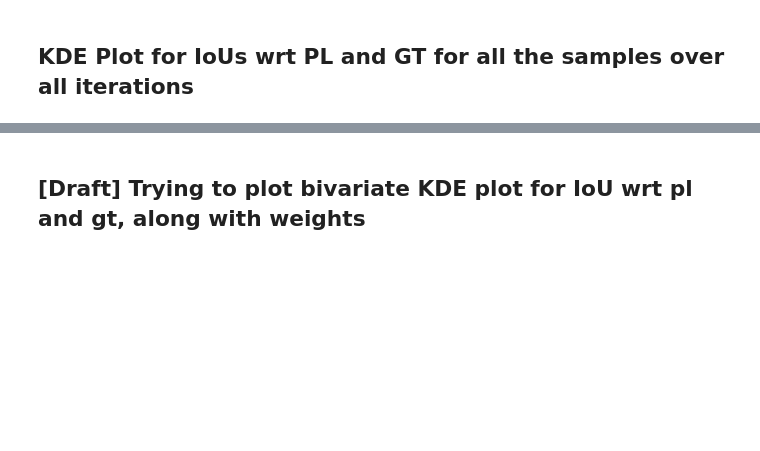
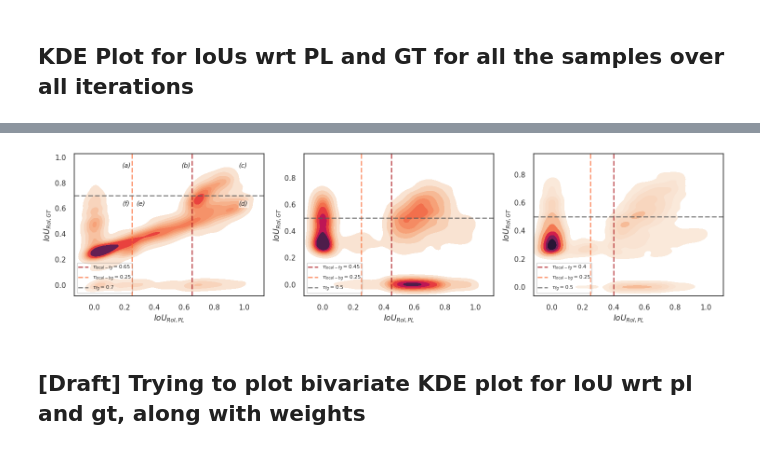
Before and after one commit to shashankag14/OpenPCDet, a Jupyter notebook: tools/tb_metrics.ipynb, the cells around one changed output, grey strips where cells are left out. Drawn from its saved outputs; the diff is of its cells as text; code cells hidden in the pictures; blank space fills up the shorter version.

```diff
--- a/tools/tb_metrics.ipynb
+++ b/tools/tb_metrics.ipynb
@@ -977,3 +1125,68 @@ plt.show()
+# %%
+def get_uc_kde_plot(df, class_name, ax, epoch_num=10):
+    class_to_num = {'Car': 1, 'Pedestrian': 2, 'Cyclist': 3}
+    pl_thresh = {'FG':{'Car': 0.65, 'Pedestrian': 0.45, 'Cyclist': 0.40}, 'BG': 0.25}
+    gt_thresh = {'FG':{'Car': 0.70, 'Pedestrian': 0.50, 'Cyclist': 0.50}, 'BG': 0.25}
+
+    class_num = class_to_num[class_name]
+    class_mask = (torch.Tensor(df['class_labels'])).int() == class_num
+    start_iter = (1439-(24*epoch_num)) if epoch_num != None else 0
+
+    epoch_mask = torch.Tensor(df['iteration']).int() > start_iter
+    ignore_bg_mask = ~((torch.Tensor(df['iou_roi_pl']) < pl_thresh['BG']) & (torch.Tensor(df['iou_roi_gt']) < gt_thresh['BG']))
+    valid_mask = class_mask & epoch_mask & ignore_bg_mask
+
+    # calibrate UC IoUs
+    iou_roi_pl = torch.Tensor(df['iou_roi_pl'])[valid_mask]
+    uc_mask = (iou_roi_pl < pl_thresh['FG'][class_name]) & (iou_roi_pl > pl_thresh['BG'])
+    iou_roi_pl[uc_mask] = (iou_roi_pl[uc_mask] - pl_thresh['BG']) / (pl_thresh['FG'][class_name] - pl_thresh['BG'])
+
+    valid_df = pd.DataFrame({'iou_roi_pl': iou_roi_pl,
+                            'iou_roi_gt': torch.Tensor(df['iou_roi_gt'])[valid_mask],
+                            'weights': torch.Tensor(df['weights'])[valid_mask],
+                            'pred_scores': torch.Tensor(df['pred_scores'])[valid_mask],
+                            'class_labels': torch.Tensor(df['class_labels'])[valid_mask]})
+    valid_df['class_labels'] = valid_df['class_labels'].map({1:'Car', 2:'Pedestrian', 3:'Cyclist'})
+
+    sns.kdeplot(x=valid_df.iou_roi_pl, y=valid_df.iou_roi_gt, cmap=cmap, palette="rocket_r", shade=True, bw_adjust=.5, ax=ax)
+    ax.axvline(x=pl_thresh['FG'][class_name], ymin=0, ymax=1, linestyle='--', color=sns.color_palette("Reds")[-1], label="$\\tau_{local-fg}=var$".replace('var', str(pl_thresh['FG'][class_name])), alpha = 0.7, lw=2)
+    ax.axvline(x=pl_thresh['BG'], ymin=0, ymax=1, linestyle='--', color=sns.color_palette('YlOrRd')[-3], label="$\\tau_{local-bg}=var$".replace('var', str(pl_thresh['BG'])), alpha = 0.7, lw=2)
+    ax.axhline(y=gt_thresh['FG'][class_name], xmin=0, xmax=1, linestyle='--', color=sns.color_palette("Greys")[-2], label="$\\tau_{fg}=var$".replace('var', str(gt_thresh['FG'][class_name])), alpha = 0.7, lw=2)
+    # ax.axhline(y=gt_thresh['BG'], xmin=0, xmax=1, linestyle='--', color='orange', label="$\\tau_{bg}=var$".replace('var', str(gt_thresh['BG'])), alpha = 0.7, lw=2)
+    ax.set_xlabel('$IoU_{RoI,PL}$', fontsize=12)
+    ax.set_ylabel('$IoU_{RoI,GT}$', fontsize=12)
+    legend = ax.legend(frameon=True, fontsize=8, loc='lower left', borderpad=0.2, framealpha = 0.2)
+    frame = legend.get_frame()
+    frame.set_color('white')
+    frame.set_edgecolor('black')
+
+    if class_name=='Car':
+        edge_color = 'white'
+        ax.text(0.184, 0.92, '(a)', style='italic', fontsize=10, #ha='center',
+                bbox={'facecolor': 'white', 'alpha': 0.7, 'pad': 0, 'edgecolor': edge_color})
+        ax.text(0.582, 0.92, '(b)', style='italic', fontsize=10, #ha='center',
+                bbox={'facecolor': 'white', 'alpha': 0.7, 'pad': 0, 'edgecolor': edge_color})
+        ax.text(0.966, 0.92, '(c)', style='italic', fontsize=10, #ha='center',
+                bbox={'facecolor': 'white', 'alpha': 0.5, 'pad': 0, 'edgecolor': edge_color})
+        ax.text(0.966, 0.62, '(d)', style='italic', fontsize=10, #ha='center',
+                bbox={'facecolor': 'white', 'alpha': 0.5, 'pad': 0, 'edgecolor': edge_color})
+        ax.text(0.28, 0.62, '(e)', style='italic', fontsize=10, #ha='center',
+                bbox={'facecolor': 'white', 'alpha': 0.5, 'pad': 2, 'edgecolor': edge_color})
+        ax.text(0.188, 0.62, '(f)', style='italic', fontsize=10, #ha='center',
+                bbox={'facecolor': 'white', 'alpha': 0.5, 'pad': 2, 'edgecolor': edge_color})
+
+
+fig, axes = plt.subplots(1, 3, figsize=(15, 4))
+
+get_uc_kde_plot(df, 'Car', epoch_num=0.5, ax=axes[0]) # 0.5
+get_uc_kde_plot(df, 'Pedestrian', epoch_num=14, ax=axes[1]) #14
+get_uc_kde_plot(df, 'Cyclist', epoch_num=24, ax=axes[2]) #24
+
+fig.tight_layout()
+fig.savefig(fname="ious_uc_kde.png", transparent=False, bbox_inches='tight')
+plt.show()
+# %% [output]
+[figure, added]
 # %% [markdown]
 ## [Draft] Trying to plot bivariate KDE plot for IoU wrt pl and gt, along with weights
 # %%
```
Also changed, not shown: parts of 3 cells of this notebook.
